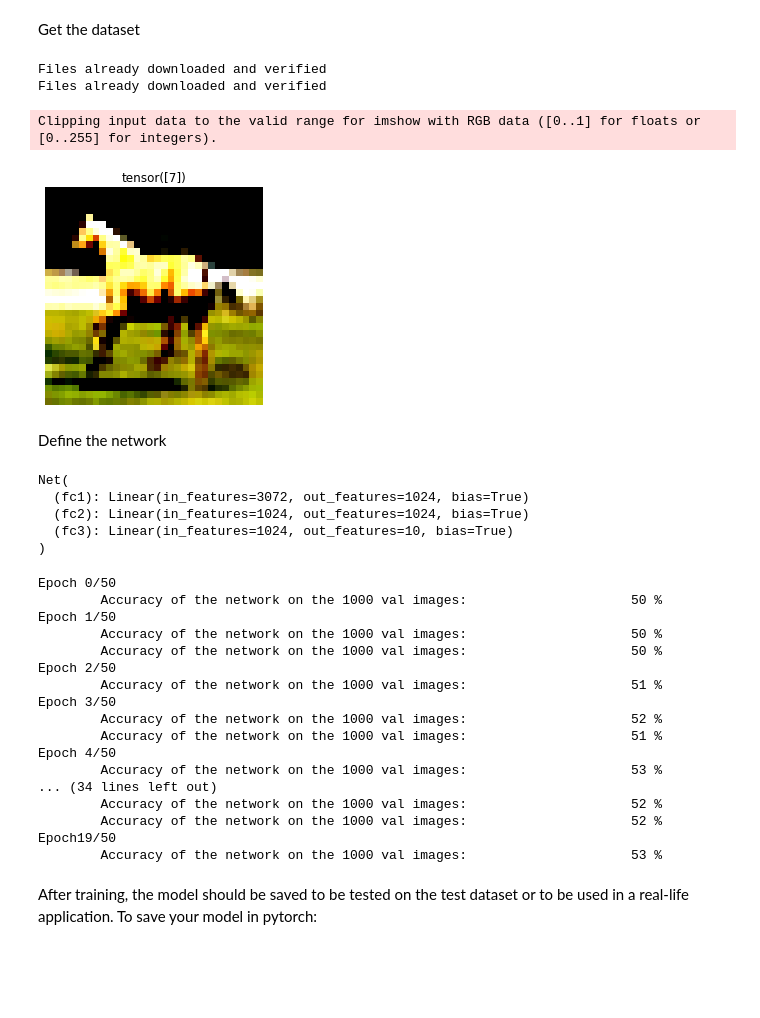
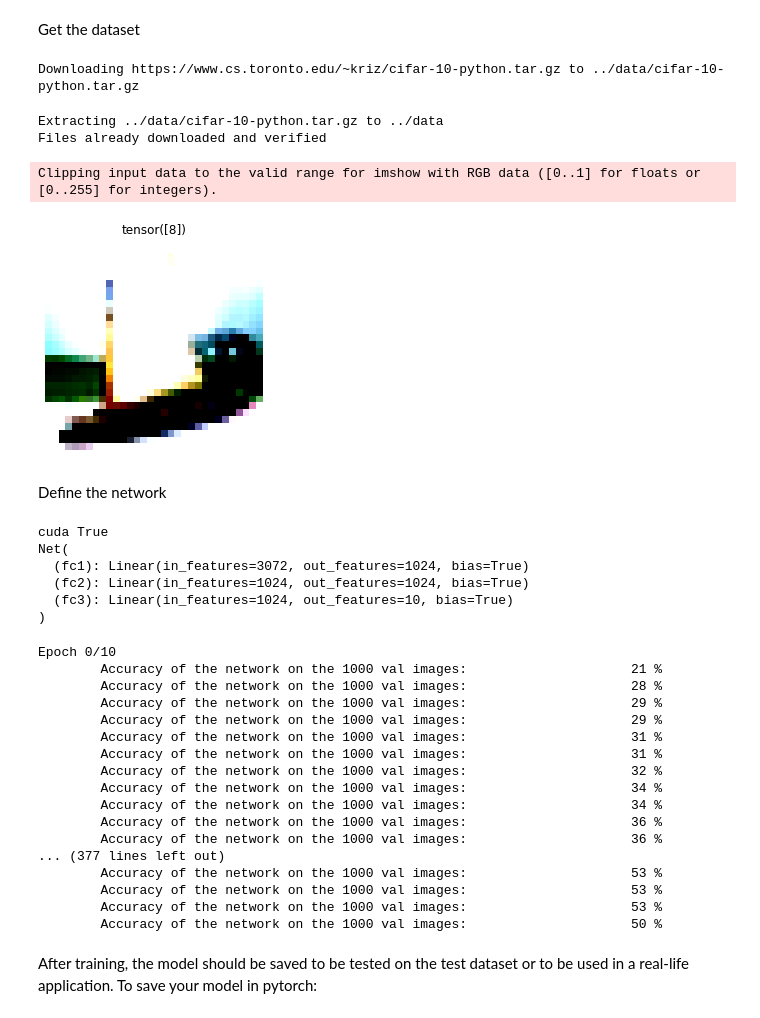
Before and after one commit to baixianger/DLAV-2022, a Jupyter notebook: homeworks/hw2/Linear Classification pytorch.ipynb, the cells around one changed output. Drawn from its saved outputs; the diff is of its cells as text; code cells hidden in the pictures; blank space fills up the shorter version.

```diff
--- a/homeworks/hw2/Linear Classification pytorch.ipynb
+++ b/homeworks/hw2/Linear Classification pytorch.ipynb
@@ -121,38 +121,40 @@ def get_train_valid_loader(data_dir='../data',
 
     train_loader = torch.utils.data.DataLoader(
         train_dataset, batch_size=batch_size, sampler=train_sampler,
         num_workers=num_workers, pin_memory=pin_memory,
     )
     valid_loader = torch.utils.data.DataLoader(
         valid_dataset, batch_size=batch_size, sampler=valid_sampler,
         num_workers=num_workers, pin_memory=pin_memory,
     )
 
     # visualize some images
     if show_sample:
         sample_loader = torch.utils.data.DataLoader(
             train_dataset, batch_size=1, shuffle=shuffle,
             num_workers=num_workers, pin_memory=pin_memory,
         )
         data_iter = iter(sample_loader)
         images, labels = data_iter.next()
         X = images.numpy().transpose([0, 2, 3, 1])
         plot_images(X, labels)
 
     return (train_loader, valid_loader)
 
 def plot_images(X, labels):
     plt.figure()
     plt.imshow(X.squeeze())
     plt.axis('off')
     plt.title(f'{labels}')
 
-trainloader, valloader = get_train_valid_loader(show_sample=True, num_workers=16)
+# use CUDA
+trainloader, valloader = get_train_valid_loader(show_sample=True, num_workers=1, pin_memory=True)
 # %% [output]
-Files already downloaded and verified
-Files already downloaded and verified
+Downloading https://www.cs.toronto.edu/~kriz/cifar-10-python.tar.gz to ../data/cifar-10-python.tar.gz
-Clipping input data to the valid range for imshow with RGB data ([0..1] for floats or [0..255] for integers).
+Extracting ../data/cifar-10-python.tar.gz to ../data
+Files already downloaded and verified
+Clipping input data to the valid range for imshow with RGB data ([0..1] for floats or [0..255] for integers).
-[figure, old version]
+[figure, new version]
 # %% [markdown]
 Define the network
 # %%
@@ -192,19 +194,24 @@ class Net(torch.nn.Module):
 # Define the parameters of the network the way you want it to be.              #
 # Choose an Optimizer that will be used to minimize the loss function.         #
 ################################################################################
+device = torch.device("cuda" if torch.cuda.is_available() else "cpu")
+test_cuda = torch.FloatTensor([0., 1., 2.]).to(device)
+print(device, test_cuda.is_cuda)
 net = Net(n_feature=3*32*32, n_hidden=1024, n_output=10)     # define the network
+net.to(device)
 print(net)  # net architecture
 
 # Loss and Optimizer (Try different learning rates)
 # Softmax is internally computed.
 # Set parameters to be updated.
 
-optimizer = torch.optim.SGD(net.parameters(), lr = 0.005)  # Choose the optimizer you want and tune its hyperparameter
+optimizer = torch.optim.SGD(net.parameters(), lr = 0.01)  # Choose the optimizer you want and tune its hyperparameter
 loss_func = torch.nn.CrossEntropyLoss()  # the target label is NOT an one-hotted
 ################################################################################
 #                              END OF YOUR CODE                                #
 ################################################################################
 # %% [output]
+cuda True
 Net(
   (fc1): Linear(in_features=3072, out_features=1024, bias=True)
   (fc2): Linear(in_features=1024, out_features=1024, bias=True)
@@ -214,9 +221,9 @@ Net(
 #traindataset = utils.TensorDataset(X_train, y_train)
 #trainloader = utils.DataLoader(traindataset, batch_size=64, shuffle=True)
 
-epochs = 50
+epochs = 10
 steps = 0
-print_every = 500
+print_every = 20
 for e in range(epochs):
     start = time.time()
     print(f'Epoch{e:2d}/{epochs}')
@@ -227,7 +234,8 @@ for e in range(epochs):
         # Run the training process                                                     #
         #                                                                              #
         ################################################################################
-        images.resize_(images.size()[0], 3*32*32)
+        images = images.resize_(images.size()[0], 3*32*32).to(device)
+        labels = labels.to(device)
         optimizer.zero_grad()
         output = net(images)
         loss = loss_func(output, labels)
@@ -246,6 +254,7 @@ for e in range(epochs):
                 with torch.no_grad():
                     for data in valloader:
                           images, labels = data
+                          images, labels = images.to(device), labels.to(device)
                           outputs = net(images)
                           _, predicted = torch.max(F.softmax(outputs,dim=1).data, 1)
                           total += labels.size(0)
@@ -256,23 +265,23 @@ for e in range(epochs):
 
                 start = time.time()
 # %% [output]
-Epoch 0/50
+Epoch 0/10
+        Accuracy of the network on the 1000 val images:                     21 %
+        Accuracy of the network on the 1000 val images:                     28 %
+        Accuracy of the network on the 1000 val images:                     29 %
+        Accuracy of the network on the 1000 val images:                     29 %
+        Accuracy of the network on the 1000 val images:                     31 %
+        Accuracy of the network on the 1000 val images:                     31 %
+        Accuracy of the network on the 1000 val images:                     32 %
+        Accuracy of the network on the 1000 val images:                     34 %
+        Accuracy of the network on the 1000 val images:                     34 %
+        Accuracy of the network on the 1000 val images:                     36 %
+        Accuracy of the network on the 1000 val images:                     36 %
+... (377 lines left out)
+        Accuracy of the network on the 1000 val images:                     53 %
+        Accuracy of the network on the 1000 val images:                     53 %
+        Accuracy of the network on the 1000 val images:                     53 %
         Accuracy of the network on the 1000 val images:                     50 %
-Epoch 1/50
-        Accuracy of the network on the 1000 val images:                     50 %
-        Accuracy of the network on the 1000 val images:                     50 %
-Epoch 2/50
-        Accuracy of the network on the 1000 val images:                     51 %
-Epoch 3/50
-        Accuracy of the network on the 1000 val images:                     52 %
-        Accuracy of the network on the 1000 val images:                     51 %
-Epoch 4/50
-        Accuracy of the network on the 1000 val images:                     53 %
-... (34 lines left out)
-        Accuracy of the network on the 1000 val images:                     52 %
-        Accuracy of the network on the 1000 val images:                     52 %
-Epoch19/50
-        Accuracy of the network on the 1000 val images:                     53 %
 # %% [markdown]
 After training, the model should be saved to be tested on the test dataset or to be used in a real-life application. To save your model in pytorch:
 # %%
```
